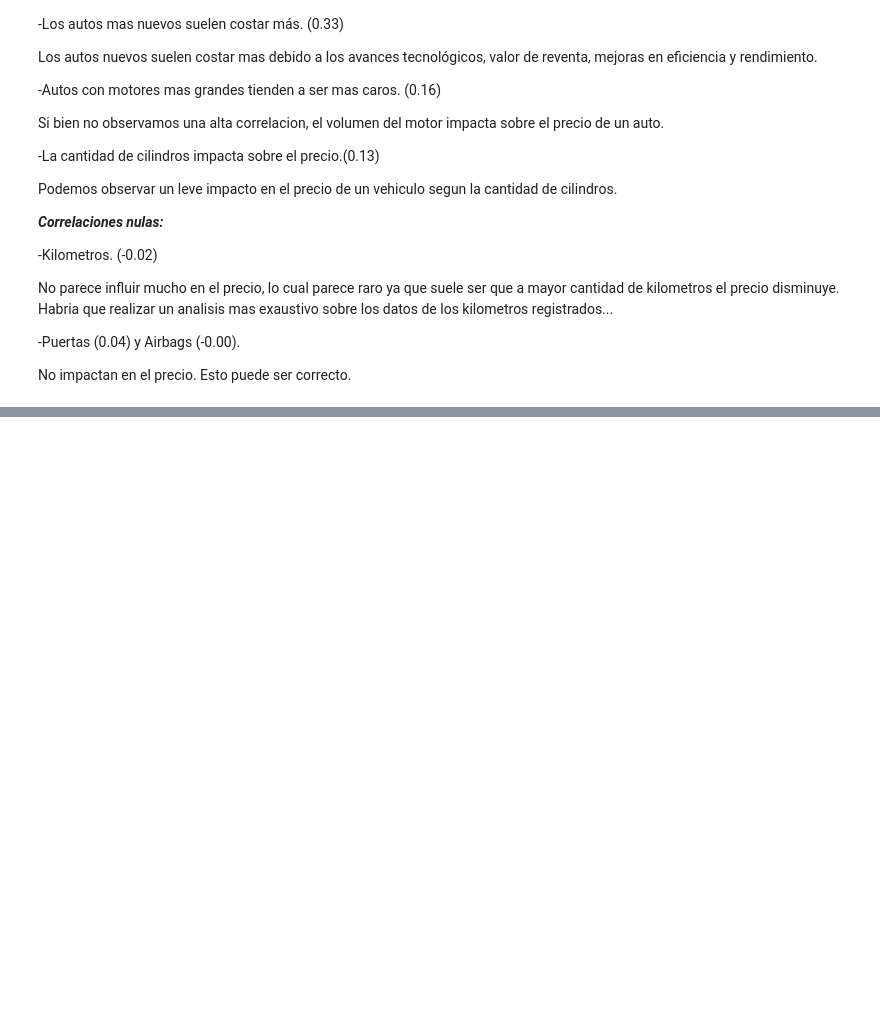
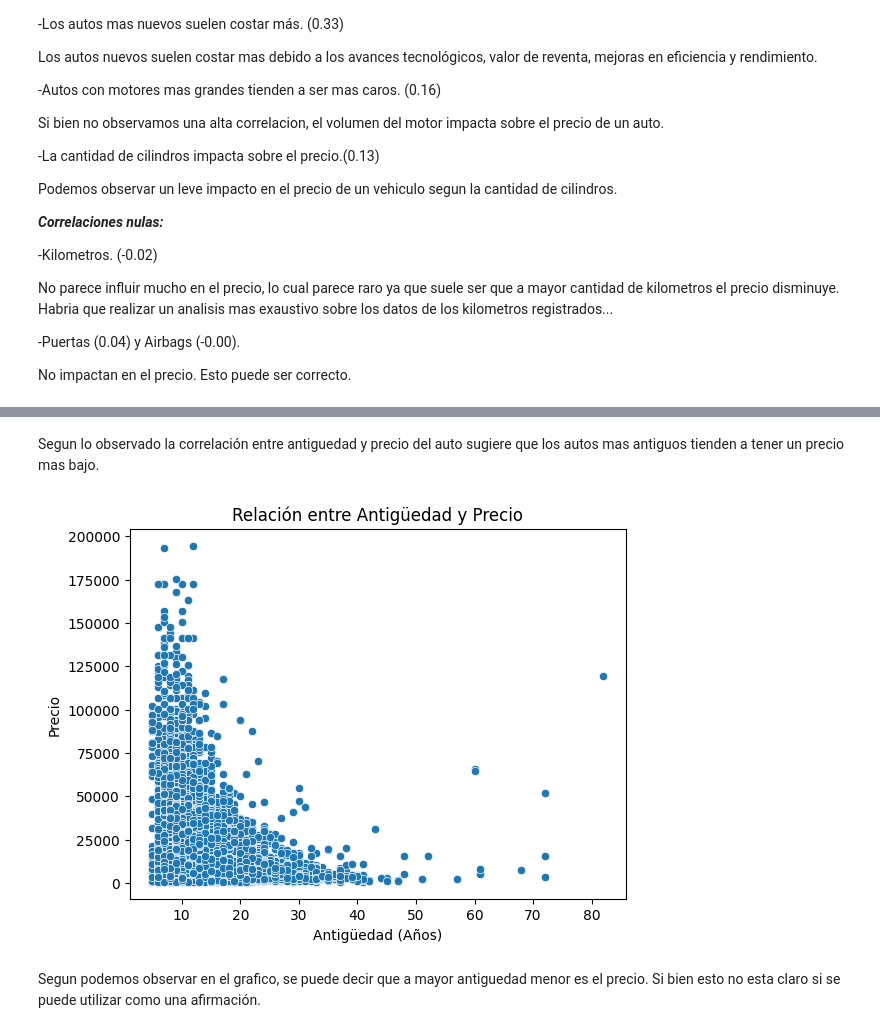
Before and after one commit to abriolajuan/DSIIAbriola, a Jupyter notebook: DSIIAbriola.ipynb, the cells around one changed output, grey strips where cells are left out. Saved outputs shown, nothing was run; the diff lists cells and outputs as text; code cells hidden in the pictures; blank space fills up the shorter version.

```diff
--- a/DSIIAbriola.ipynb
+++ b/DSIIAbriola.ipynb
@@ -346,0 +450,13 @@ No impactan en el precio. Esto puede ser correcto.
+# %% [markdown]
+Segun lo observado la correlación entre antiguedad y precio del auto sugiere que los autos mas antiguos tienden a tener un precio mas bajo.
+# %%
+# Scatterplot de Antigüedad vs Precio
+sns.scatterplot(x=df_precio_autos["ANTIGUEDAD"], y=df_precio_autos["PRECIO"])
+plt.title("Relación entre Antigüedad y Precio")
+plt.xlabel("Antigüedad (Años)")
+plt.ylabel("Precio")
+plt.show()
+# %% [output]
+[figure, added]
+# %% [markdown]
+Segun podemos observar en el grafico, se puede decir que a mayor antiguedad menor es el precio. Si bien esto no esta claro si se puede utilizar como una afirmación.
```
Also changed, not shown: parts of 7 cells of this notebook.
